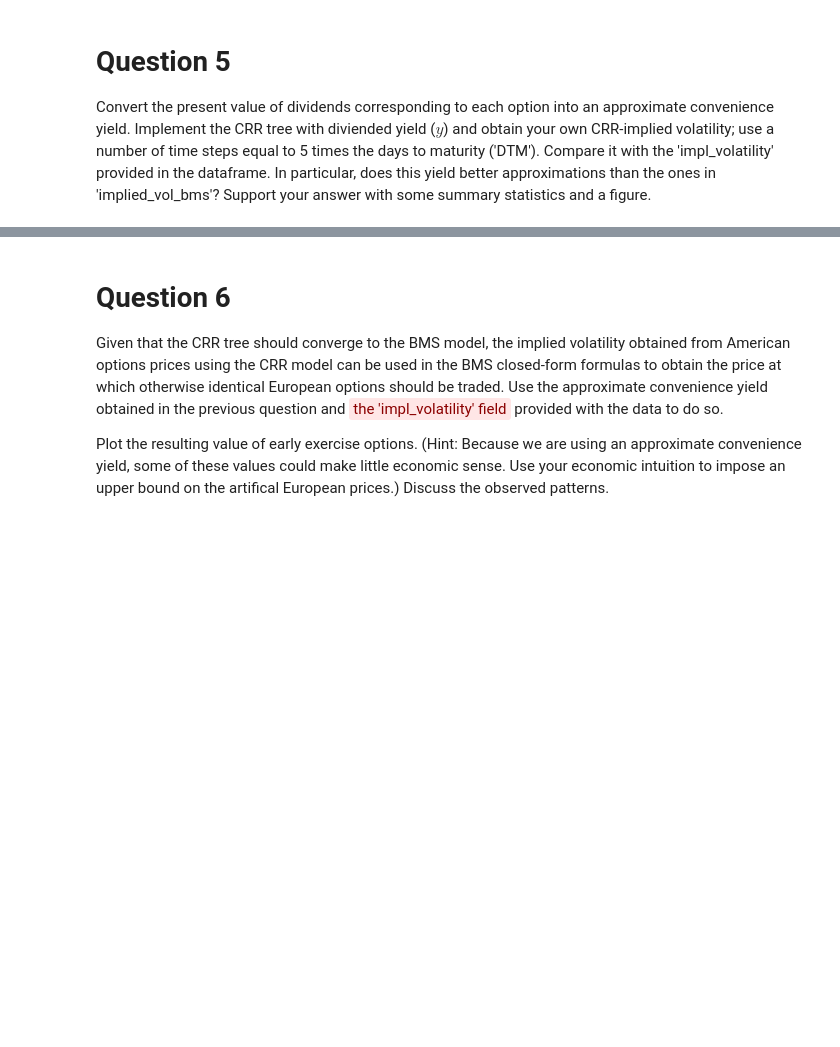
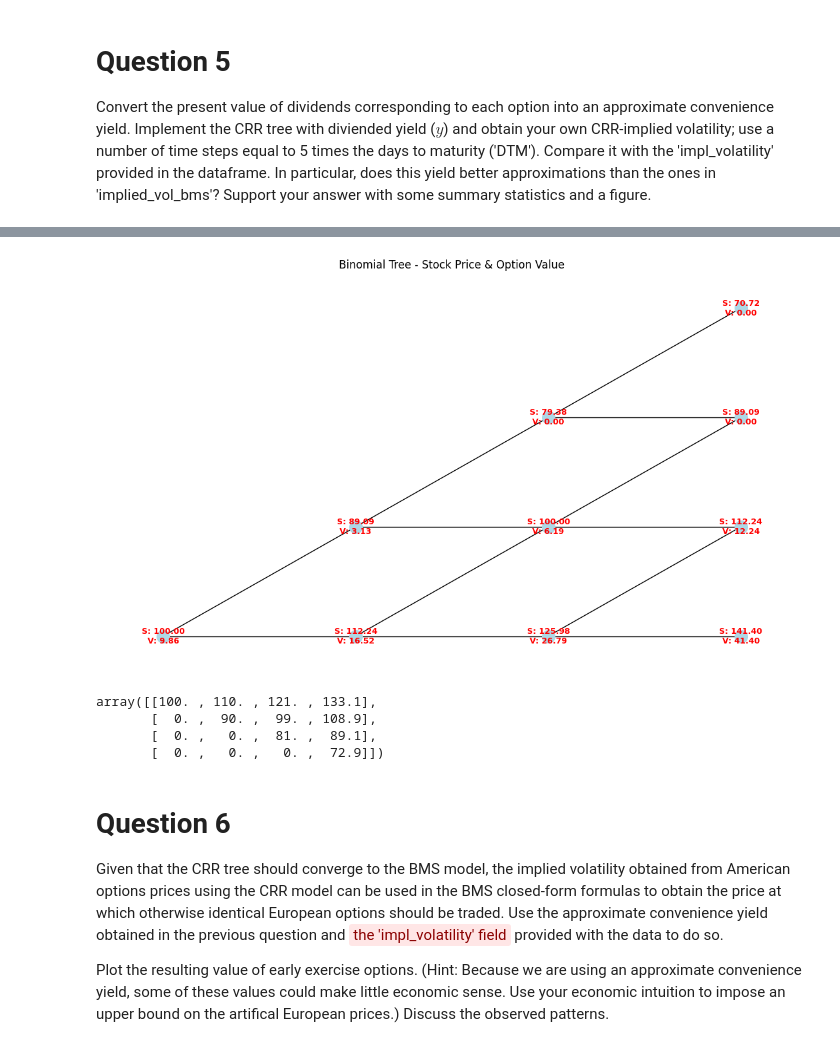
Before and after one commit to navid-nb/MSc_Derivatives_Project1, a Jupyter notebook: 202510-assignment1-en.ipynb, the cells around one changed output, grey strips where cells are left out. Drawn from its saved outputs; the diff is of its cells as text; code cells hidden in the pictures; blank space fills up the shorter version.

Commit message:
added helper functions for question 5

```diff
--- a/202510-assignment1-en.ipynb
+++ b/202510-assignment1-en.ipynb
@@ -400,3 +449,50 @@ Convert the present value of dividends corresponding to each option into an appr
+# %%
+from helpers.CRR_tree import CRR_tree_option_price, plot_binomial_tree
+
+option_tree, stock_tree = CRR_tree_option_price(
+    S0=100,
+    K=100,
+    r=0.05,
+    y=0.02,
+    ttm=1,
+    sigma=0.2,
+    N=3,
+    option_type='C'
+)
+plot_binomial_tree(option_tree, stock_tree)
+# %% [output]
+[figure, added]
+# %%
+def build_crr_tree(
+    S0: float,
+    u: float,
+    d: float,
+    N: int
+) -> np.ndarray:
+    """
+    Build Cox-Ross-Rubinstein price lattice for underlying asset.
+
+    Args:
+        S0 (float): Initial stock price.
+        u (float): Up-move factor per step.
+        d (float): Down-move factor per step.
+        N (int): Number of time steps.
+
+    Returns:
+        np.ndarray: 2D array (N+1 x N+1) with underlying prices; lower left triangle is zero.
+    """
+    tree = np.zeros((N + 1, N + 1))
+    for i in range(N + 1):
+        for j in range(i + 1):
+            tree[j, i] = S0 * (u ** (i - j)) * (d ** j)
+    return tree
+
+build_crr_tree(100, 1.1, 0.9, 3)
+# %% [output]
+array([[100. , 110. , 121. , 133.1],
+       [  0. ,  90. ,  99. , 108.9],
+       [  0. ,   0. ,  81. ,  89.1],
+       [  0. ,   0. ,   0. ,  72.9]])
 # %% [markdown]
 # Question 6
 
```
Also changed, not shown: parts of 4 cells of this notebook, 2 other files.
